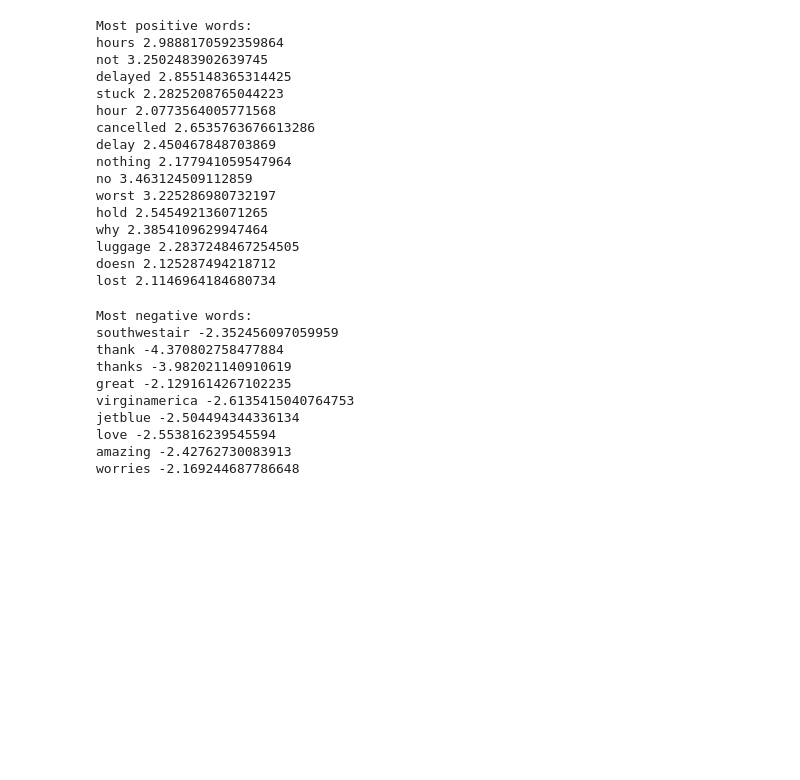
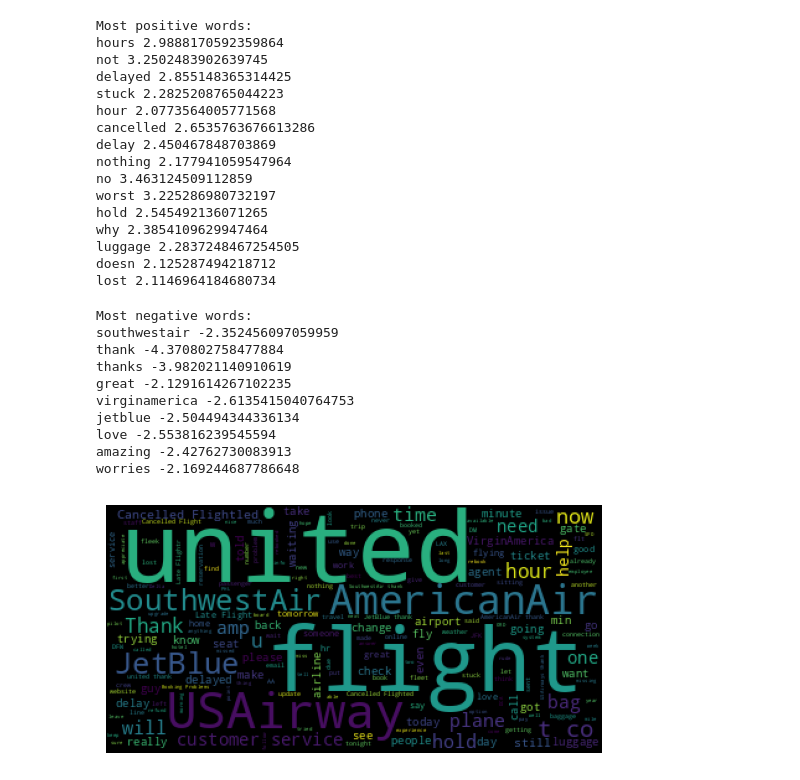
Before and after one commit to sejalapeno/NLP-Codes, a Jupyter notebook: Sentiment_Analysis.ipynb, the cells around one changed output. Saved outputs shown, nothing was run; the diff lists cells and outputs as text; code cells hidden in the pictures; blank space fills up the shorter version.

Commit message:
updating with wordcloud

```diff
--- a/Sentiment_Analysis.ipynb
+++ b/Sentiment_Analysis.ipynb
@@ -205,3 +205,22 @@ jetblue -2.504494344336134
 love -2.553816239545594
 amazing -2.42762730083913
 worries -2.169244687786648
+# %%
+# Start with loading all necessary libraries
+import numpy as np
+import pandas as pd
+from os import path
+from PIL import Image
+from wordcloud import WordCloud, STOPWORDS, ImageColorGenerator
+
+texts = ' '.join(word for word in df.text)
+
+# # Create and generate a word cloud image:
+wordcloud = WordCloud().generate(texts)
+
+# # Display the generated image:
+plt.imshow(wordcloud)
+plt.axis("off")
+plt.show()
+# %% [output]
+[figure, added]
```
Also changed, not shown: parts of 2 cells of this notebook.
